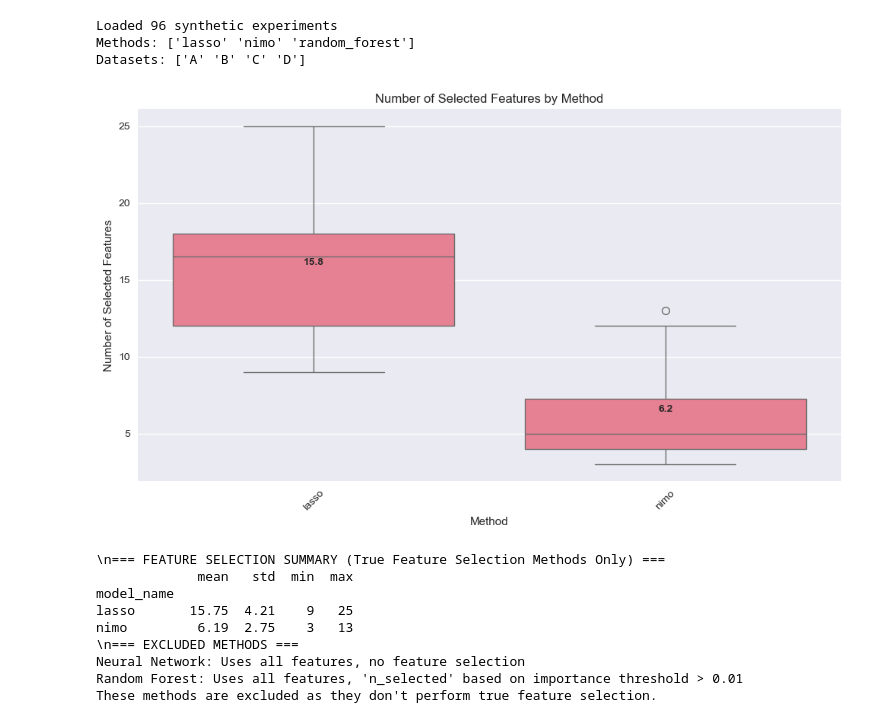
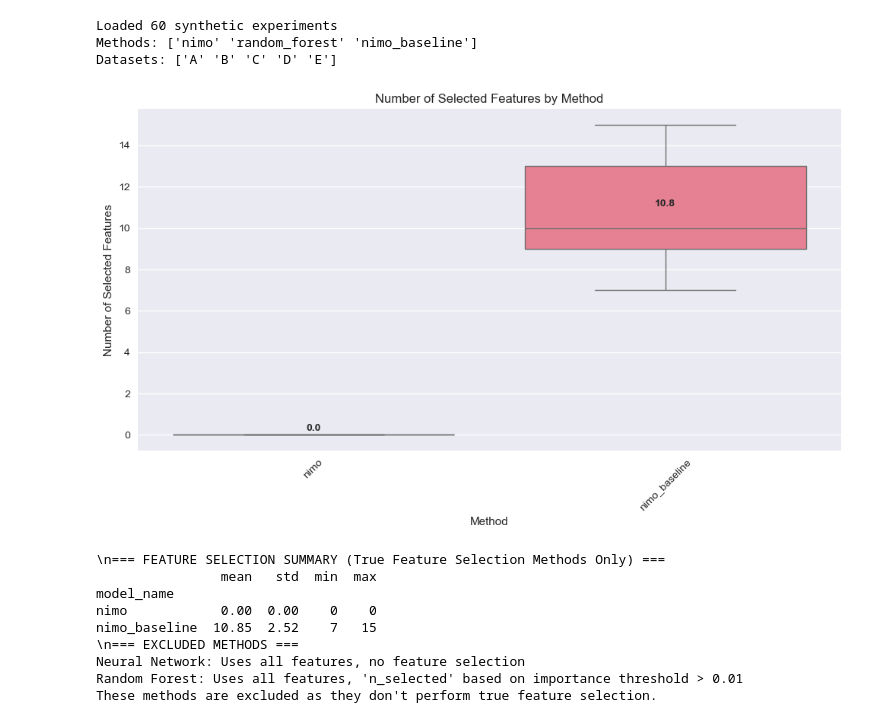
Before and after one commit to erdemkoca/master-thesis, a Jupyter notebook: notebooks/plots/02_interpretability/synthetic_interpretability_plots.ipynb, the cells around one changed output. Cells and saved outputs as stored; diff of their text form; code cells hidden in the pictures.

```diff
--- a/notebooks/plots/02_interpretability/synthetic_interpretability_plots.ipynb
+++ b/notebooks/plots/02_interpretability/synthetic_interpretability_plots.ipynb
@@ -17,55 +17,55 @@ results_path = Path('../../../results/all/experiment_results.csv')
 df = pd.read_csv(results_path)
 
 # Filter for synthetic datasets
-synthetic_datasets = ['A', 'B', 'C', 'D']
+synthetic_datasets = ['A', 'B', 'C', 'D', 'E']
 df_synthetic = df[df['dataset_id'].isin(synthetic_datasets)]
 
 print(f"Loaded {len(df_synthetic)} synthetic experiments")
 print(f"Methods: {df_synthetic['model_name'].unique()}")
 print(f"Datasets: {df_synthetic['dataset_id'].unique()}")
 # %% [output]
-Loaded 96 synthetic experiments
-Methods: ['lasso' 'nimo' 'random_forest']
-Datasets: ['A' 'B' 'C' 'D']
+Loaded 60 synthetic experiments
+Methods: ['nimo' 'random_forest' 'nimo_baseline']
+Datasets: ['A' 'B' 'C' 'D' 'E']
 # %%
 # 1. Feature Selection Counts by Method (True Feature Selection Only)
 plt.figure(figsize=(10, 6))
 
 # Filter for methods that do true feature selection
-feature_selection_methods = ['lasso', 'lassonet', 'nimo']
+feature_selection_methods = ['lasso', 'lassonet', 'nimo', 'nimo_baseline']
 df_feature_selection = df_synthetic[df_synthetic['model_name'].isin(feature_selection_methods)]
 
 # Create boxplot for number of selected features
 sns.boxplot(data=df_feature_selection, x='model_name', y='n_selected')
 plt.title('Number of Selected Features by Method')
 plt.xlabel('Method')
 plt.ylabel('Number of Selected Features')
 plt.xticks(rotation=45)
 
 # Add mean values as text
 means = df_feature_selection.groupby('model_name')['n_selected'].mean()
 for i, (method, mean) in enumerate(means.items()):
     plt.text(i, mean + 0.1, f'{mean:.1f}', ha='center', va='bottom', fontweight='bold')
 
 plt.tight_layout()
 plt.show()
 
 # Summary statistics
 print("\\n=== FEATURE SELECTION SUMMARY (True Feature Selection Methods Only) ===")
 selection_summary = df_feature_selection.groupby('model_name')['n_selected'].agg(['mean', 'std', 'min', 'max']).round(2)
 print(selection_summary)
 
 print("\\n=== EXCLUDED METHODS ===")
 print("Neural Network: Uses all features, no feature selection")
 print("Random Forest: Uses all features, 'n_selected' based on importance threshold > 0.01")
 print("These methods are excluded as they don't perform true feature selection.")
 # %% [output]
-[figure, old version]
+[figure, new version]
 \n=== FEATURE SELECTION SUMMARY (True Feature Selection Methods Only) ===
-             mean   std  min  max
+                mean   std  min  max
 model_name
-lasso       15.75  4.21    9   25
-nimo         6.19  2.75    3   13
+nimo            0.00  0.00    0    0
+nimo_baseline  10.85  2.52    7   15
 \n=== EXCLUDED METHODS ===
 Neural Network: Uses all features, no feature selection
 Random Forest: Uses all features, 'n_selected' based on importance threshold > 0.01
```
Also changed, not shown: parts of 1 cell of this notebook, 5 other files.
